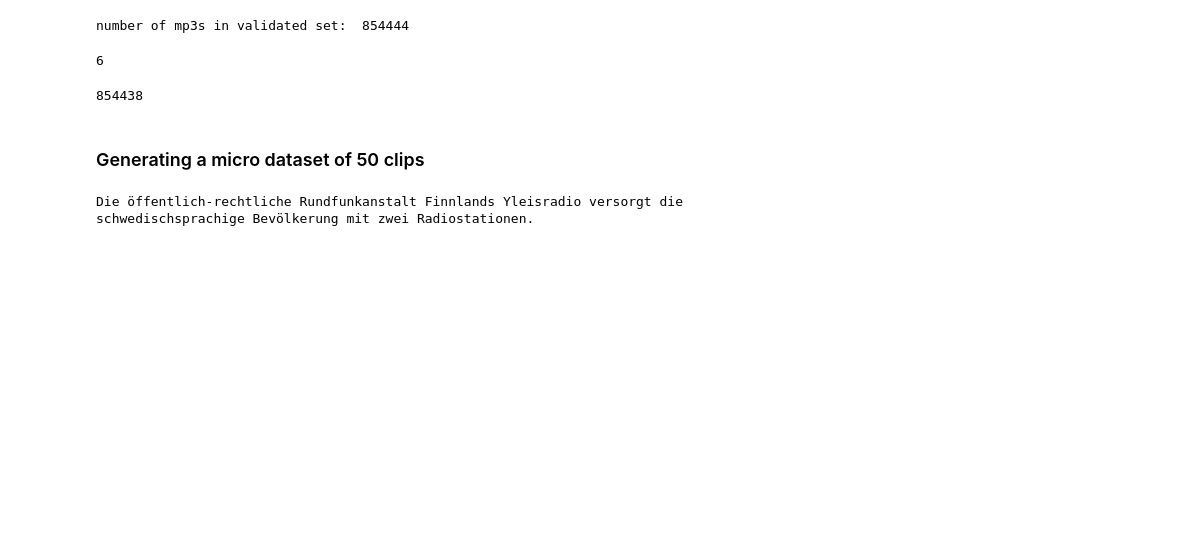
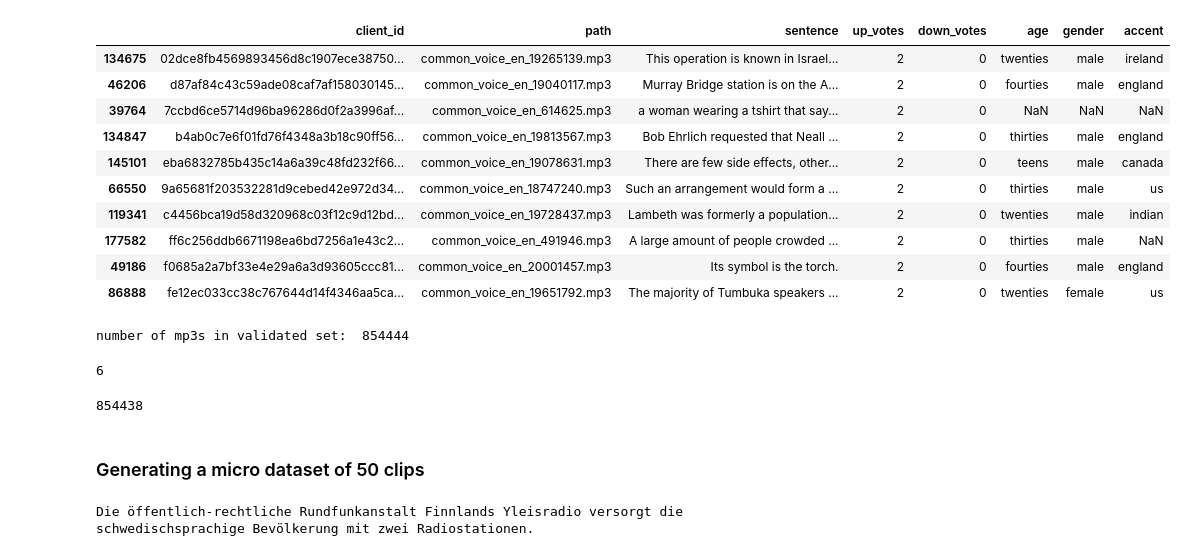
Before and after one commit to harvard-edge/multilingual_kws, a Jupyter notebook: ParseGoogleCloud.ipynb, the cells around one changed output. Cells and saved outputs as stored; diff of their text form; code cells hidden in the pictures; blank space fills up the shorter version.

```diff
--- a/ParseGoogleCloud.ipynb
+++ b/ParseGoogleCloud.ipynb
@@ -21,6 +21,24 @@ import functools
 import string
 # %%
 from IPython.display import clear_output
+# %%
+train_df = pd.read_csv("../common_voice/en/train.tsv", sep="\t")
+# %%
+N=1400
+K=10
+train_df.sample(frac=1)[N:N+K]
+# %% [output]
+|  | client_id | path | sentence | up_votes | down_votes | age | gender | accent |
+| 134675 | 02dce8fb4569893456d8c1907ece38750... | common_voice_en_19265139.mp3 | This operation is known in Israel... | 2 | 0 | twenties | male | ireland |
+| 46206 | d87af84c43c59ade08caf7af158030145... | common_voice_en_19040117.mp3 | Murray Bridge station is on the A... | 2 | 0 | fourties | male | england |
+| 39764 | 7ccbd6ce5714d96ba96286d0f2a3996af... | common_voice_en_614625.mp3 | a woman wearing a tshirt that say... | 2 | 0 | NaN | NaN | NaN |
+| 134847 | b4ab0c7e6f01fd76f4348a3b18c90ff56... | common_voice_en_19813567.mp3 | Bob Ehrlich requested that Neall ... | 2 | 0 | thirties | male | england |
+| 145101 | eba6832785b435c14a6a39c48fd232f66... | common_voice_en_19078631.mp3 | There are few side effects, other... | 2 | 0 | teens | male | canada |
+| 66550 | 9a65681f203532281d9cebed42e972d34... | common_voice_en_18747240.mp3 | Such an arrangement would form a ... | 2 | 0 | thirties | male | us |
+| 119341 | c4456bca19d58d320968c03f12c9d12bd... | common_voice_en_19728437.mp3 | Lambeth was formerly a population... | 2 | 0 | twenties | male | indian |
+| 177582 | ff6c256ddb6671198ea6bd7256a1e43c2... | common_voice_en_491946.mp3 | A large amount of people crowded ... | 2 | 0 | thirties | male | NaN |
+| 49186 | f0685a2a7bf33e4e29a6a3d93605ccc81... | common_voice_en_20001457.mp3 | Its symbol is the torch. | 2 | 0 | fourties | male | england |
+| 86888 | fe12ec033cc38c767644d14f4346aa5ca... | common_voice_en_19651792.mp3 | The majority of Tumbuka speakers ... | 2 | 0 | twenties | female | us |
 # %%
 
 #train_df = pd.read_csv("../mozilla_common_voice/train.tsv", sep="\t")
```
Also changed, not shown: 1 other file.
